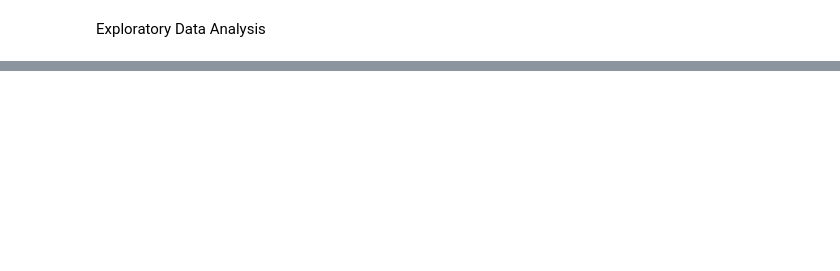
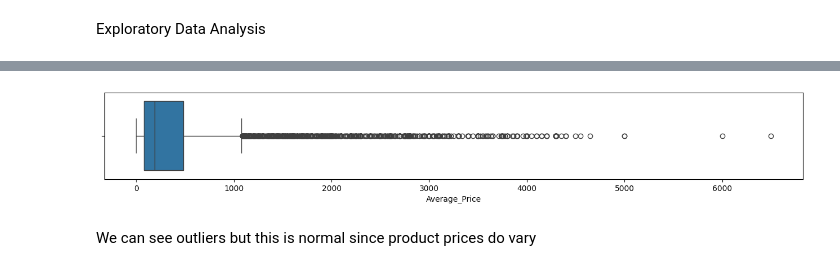
Before and after one commit to MboyaDan/product_analysis, a Jupyter notebook: elec_productpricing_analysis.ipynb, the cells around one changed output, grey strips where cells are left out. Saved outputs shown, nothing was run; the diff lists cells and outputs as text; code cells hidden in the pictures; blank space fills up the shorter version.

```diff
--- a/elec_productpricing_analysis.ipynb
+++ b/elec_productpricing_analysis.ipynb
@@ -290,0 +311,8 @@ Exploratory Data Analysis
+# %%
+# boxplot
+plt.figure(figsize=(16,2))
+ax = sns.boxplot(data = df1, x='Average_Price')
+# %% [output]
+[figure, added]
+# %% [markdown]
+We can see outliers but this is normal since product prices do vary
```
Also changed, not shown: parts of 14 cells of this notebook.
